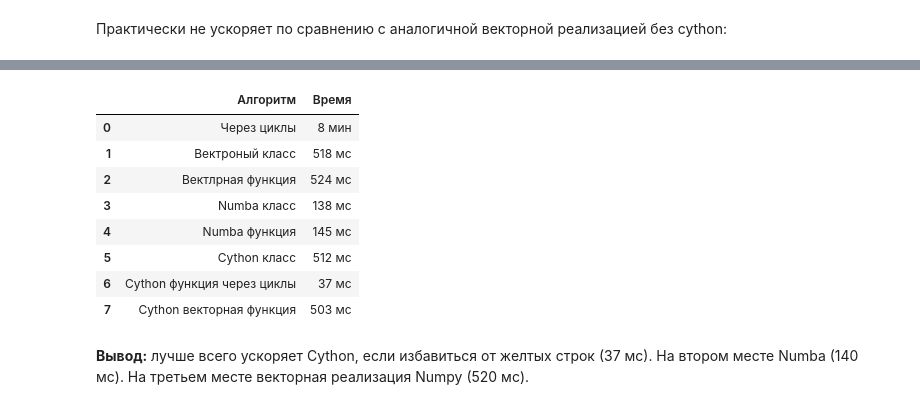
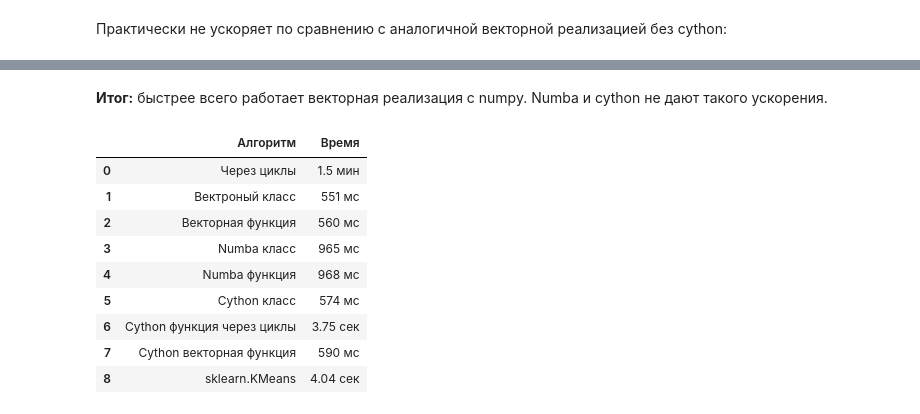
Before and after one commit to is-kozlov/sphere_hw, a Jupyter notebook: intro/hw2_Kozlov.ipynb, the cells around one changed output, grey strips where cells are left out. Cells and saved outputs as stored; diff of their text form; code cells hidden in the pictures.

```diff
--- a/intro/hw2_Kozlov.ipynb
+++ b/intro/hw2_Kozlov.ipynb
@@ -852,16 +973,16 @@ cpdef fit_kmeans_cython(np.ndarray[np.float64_t, ndim=2] X, long k=2, str metric
+# %% [markdown]
+<b>Итог:</b> быстрее всего работает векторная реализация с numpy. Numba и cython не дают такого ускорения.
 # %%
-res = pd.read_csv('speed_results.csv', index_col=False)
+df = pd.read_csv('speed_results.csv')
+df
+# %% [output]
+|  | Алгоритм | Время |
+| 0 | Через циклы | 1.5 мин |
+| 1 | Вектроный класс | 551 мс |
+| 2 | Векторная функция | 560 мс |
+| 3 | Numba класс | 965 мс |
+| 4 | Numba функция | 968 мс |
+| 5 | Cython класс | 574 мс |
+| 6 | Cython функция через циклы | 3.75 сек |
+| 7 | Cython векторная функция | 590 мс |
+| 8 | sklearn.KMeans | 4.04 сек |
-# %%
-res
-# %% [output]
-|  | Алгоритм | Время |
-| 0 | Через циклы | 8 мин |
-| 1 | Вектроный класс | 518 мс |
-| 2 | Вектлрная функция | 524 мс |
-| 3 | Numba класс | 138 мс |
-| 4 | Numba функция | 145 мс |
-| 5 | Cython класс | 512 мс |
-| 6 | Cython функция через циклы | 37 мс |
-| 7 | Cython векторная функция | 503 мс |
-# %% [markdown]
-<b>Вывод:</b> лучше всего ускоряет Cython, если избавиться от желтых строк (37 мс). На втором месте Numba (140 мс). На третьем месте векторная реализация Numpy (520 мс).
```
Also changed, not shown: parts of 50 cells of this notebook.
